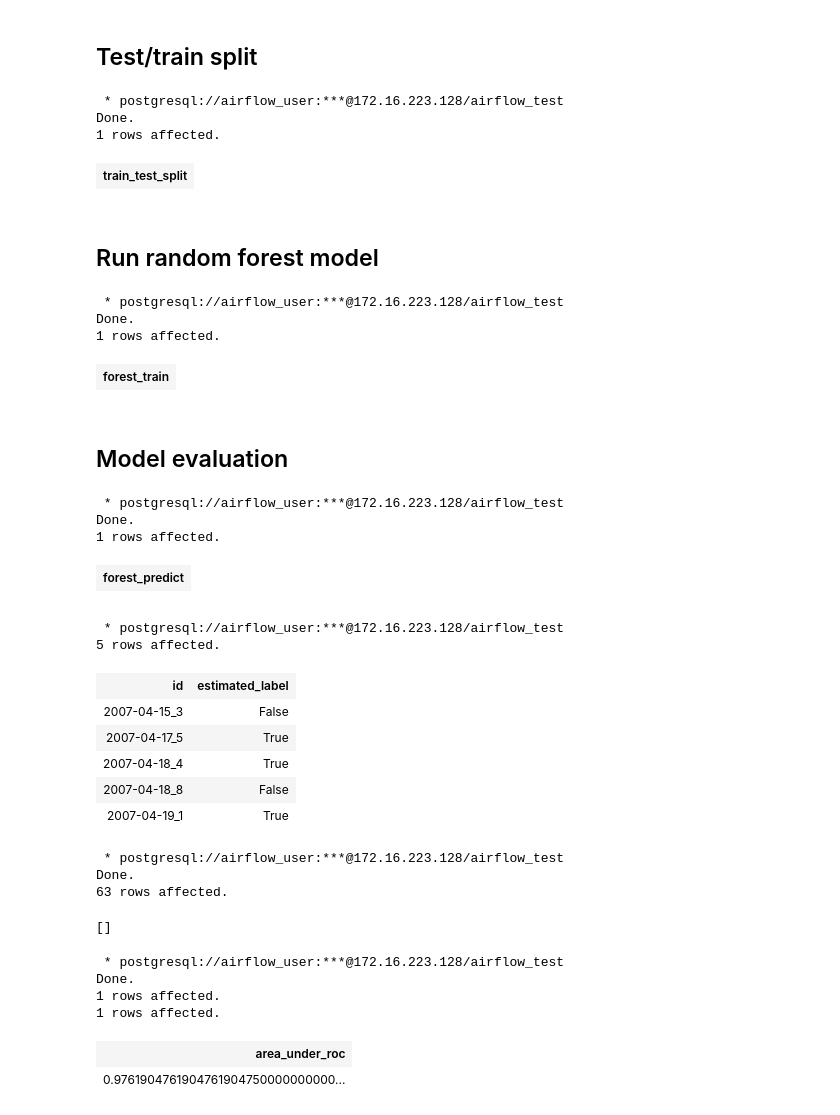
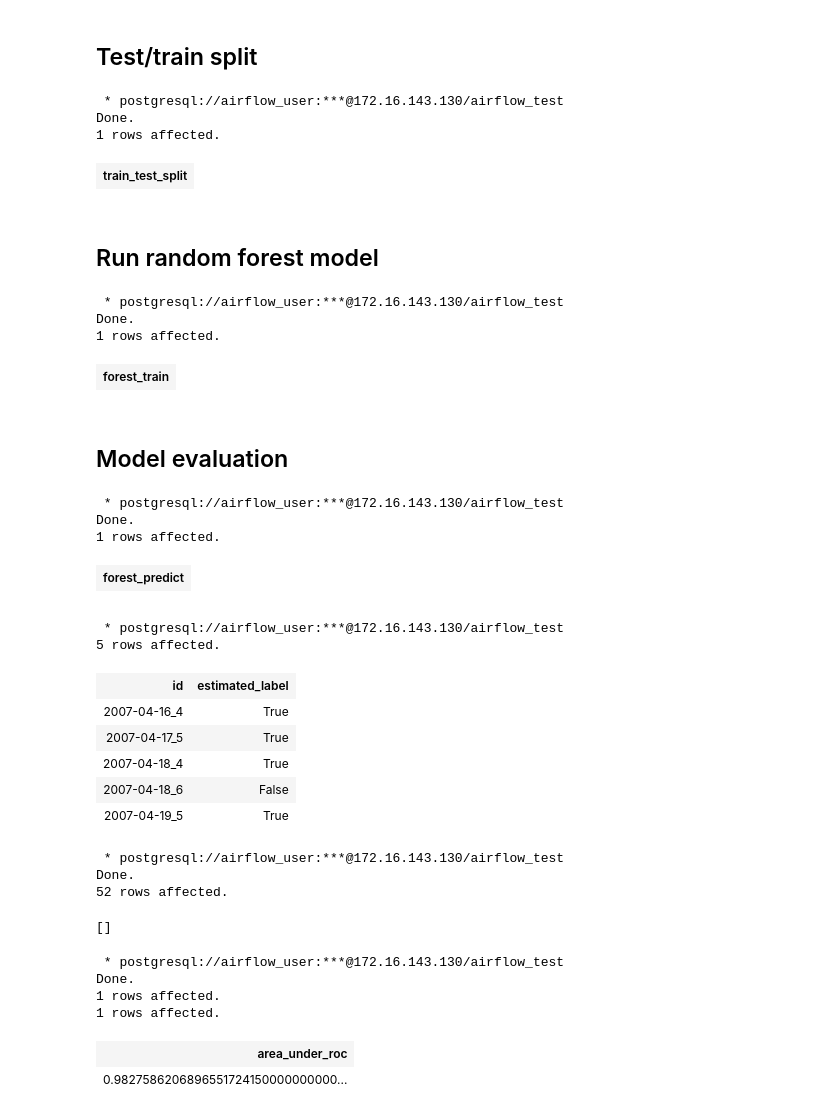
Before and after one commit to adityavp90/gpdb-airflow, a Jupyter notebook: python-notebooks/Modeling.ipynb, the cells around one changed output. Saved outputs shown, nothing was run; the diff lists cells and outputs as text; code cells hidden in the pictures.

```diff
--- a/python-notebooks/Modeling.ipynb
+++ b/python-notebooks/Modeling.ipynb
@@ -80,18 +235,18 @@ Done.
 ## Test/train split
 # %%
 %%sql
-DROP TABLE IF EXISTS exp.features_test, exp.features_train;
+DROP TABLE IF EXISTS exp.features_walk_test, exp.features_walk_train;
 SELECT madlib.train_test_split(
-                                'exp.features_all',    -- Source table
-                                'exp.features',     -- Output table
+                                'exp.walk_features',    -- Source table
+                                'exp.features_walk',     -- Output table
                                 0.8,       -- Sample proportion
                                 0.2,       -- Sample proportion
                                 NULL, -- Strata definition
                                 NULL, -- Columns to output
                                 FALSE,     -- Sample without replacement
-                                TRUE);    -- Do not separate output tables
+                                TRUE);    -- Separate output tables
 # %% [output]
- * postgresql://airflow_user:***@172.16.223.128/airflow_test
+ * postgresql://airflow_user:***@172.16.143.130/airflow_test
 Done.
 1 rows affected.
 | train_test_split |
@@ -100,9 +255,9 @@ Done.
 ## Run random forest model
 # %%
 %%sql
-DROP TABLE IF EXISTS exp.rf_output, exp.rf_output_group, exp.rf_output_summary;
-SELECT madlib.forest_train('exp.features_train',         -- source table
-                           'exp.rf_output',    -- output model table
+DROP TABLE IF EXISTS exp.rf_walk_output, exp.rf_walk_output_group, exp.rf_walk_output_summary;
+SELECT madlib.forest_train('exp.features_walk_train',         -- source table
+                           'exp.rf_walk_output',    -- output model table
                            'id',              -- id column
                            'label',           -- response
                            '*',   -- features
@@ -118,7 +273,7 @@ SELECT madlib.forest_train('exp.features_train',         -- source table
                            10::integer        -- number of splits per continuous variable
                            );
 # %% [output]
- * postgresql://airflow_user:***@172.16.223.128/airflow_test
+ * postgresql://airflow_user:***@172.16.143.130/airflow_test
 Done.
 1 rows affected.
 | forest_train |
@@ -128,58 +283,58 @@ Done.
 # %%
 %%sql
 DROP TABLE IF EXISTS exp.rf_results;
-SELECT madlib.forest_predict('exp.rf_output',        -- tree model
-                             'exp.features_test',             -- new data table
-                             'exp.rf_results') --,  -- output table
+SELECT madlib.forest_predict('exp.rf_walk_output',        -- tree model
+                             'exp.features_walk_test',             -- new data table
+                             'exp.rf_walk_results') --,  -- output table
                              --'prob');               -- show probability
 # %% [output]
- * postgresql://airflow_user:***@172.16.223.128/airflow_test
+ * postgresql://airflow_user:***@172.16.143.130/airflow_test
 Done.
 1 rows affected.
 | forest_predict |
 |  |
 # %%
 %%sql
-select * from exp.rf_results limit 5
+select * from exp.rf_walk_results limit 5
 # %% [output]
- * postgresql://airflow_user:***@172.16.223.128/airflow_test
+ * postgresql://airflow_user:***@172.16.143.130/airflow_test
 5 rows affected.
 | id | estimated_label |
-| 2007-04-15_3 | False |
+| 2007-04-16_4 | True |
 | 2007-04-17_5 | True |
 | 2007-04-18_4 | True |
-| 2007-04-18_8 | False |
-| 2007-04-19_1 | True |
+| 2007-04-18_6 | False |
+| 2007-04-19_5 | True |
 # %%
 %%sql
-drop table if exists exp.result;
-create table exp.result
+drop table if exists exp.walk_result;
+create table exp.walk_result
 as
 with t as (
 select id,
     case when label = True then 1.0 else 0.0 end as obs
-from exp.features_test
+from exp.features_walk_test
 )
 select id,
     obs,
     case when estimated_label = True then 1.0 else 0.0 end as pred
-from exp.rf_results r inner join t using (id)
+from exp.rf_walk_results r inner join t using (id)
 # %% [output]
- * postgresql://airflow_user:***@172.16.223.128/airflow_test
+ * postgresql://airflow_user:***@172.16.143.130/airflow_test
 Done.
-63 rows affected.
+52 rows affected.
 []
 # %%
 %%sql
-DROP TABLE IF EXISTS exp.auc;
-SELECT madlib.area_under_roc( 'exp.result', 'exp.auc', 'pred', 'obs');
-SELECT * FROM exp.auc;
+DROP TABLE IF EXISTS exp.walk_auc;
+SELECT madlib.area_under_roc( 'exp.walk_result', 'exp.walk_auc', 'pred', 'obs');
+SELECT * FROM exp.walk_auc;
 # %% [output]
- * postgresql://airflow_user:***@172.16.223.128/airflow_test
+ * postgresql://airflow_user:***@172.16.143.130/airflow_test
 Done.
 1 rows affected.
 1 rows affected.
 | area_under_roc |
-| 0.9761904761904761904750000000000... |
+| 0.9827586206896551724150000000000... |
 # %%
 %%sql
```
Also changed, not shown: parts of 9 cells of this notebook, 8 other files.
